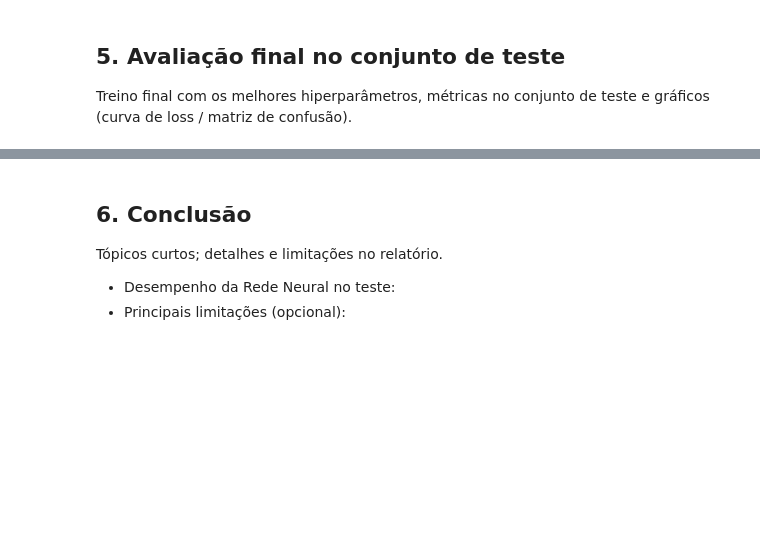
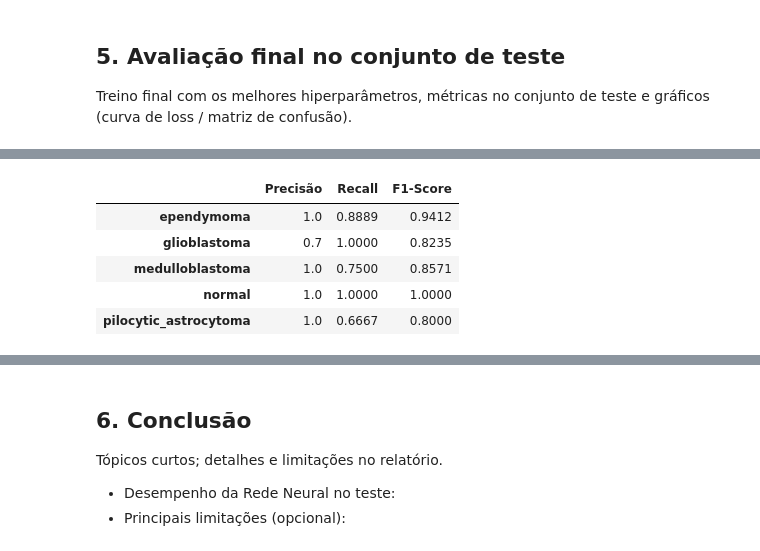
Before and after one commit to Machine-Learning-Name-in-progress/Classification-Pipeline, a Jupyter notebook: classification_pipeline_neural_networks.ipynb, the cells around one changed output, grey strips where cells are left out. Cells and saved outputs as stored; diff of their text form; code cells hidden in the pictures; blank space fills up the shorter version.

```diff
--- a/classification_pipeline_neural_networks.ipynb
+++ b/classification_pipeline_neural_networks.ipynb
@@ -116,0 +405,15 @@ Treino final com os melhores hiperparâmetros, métricas no conjunto de teste e
+# %%
+class_names = [c.replace(f"{TARGET}_", "").replace("_onehot", "")
+                for c in class_cols]
+metrics_df = pd.DataFrame(
+    {"Precisão": prec_test, "Recall": rec_test, "F1-Score": f1_test},
+    index=class_names,
+).round(4)
+display(metrics_df)
+# %% [output]
+|  | Precisão | Recall | F1-Score |
+| ependymoma | 1.0 | 0.8889 | 0.9412 |
+| glioblastoma | 0.7 | 1.0000 | 0.8235 |
+| medulloblastoma | 1.0 | 0.7500 | 0.8571 |
+| normal | 1.0 | 1.0000 | 1.0000 |
+| pilocytic_astrocytoma | 1.0 | 0.6667 | 0.8000 |
```
Also changed, not shown: parts of 16 cells of this notebook, 2 other files.
